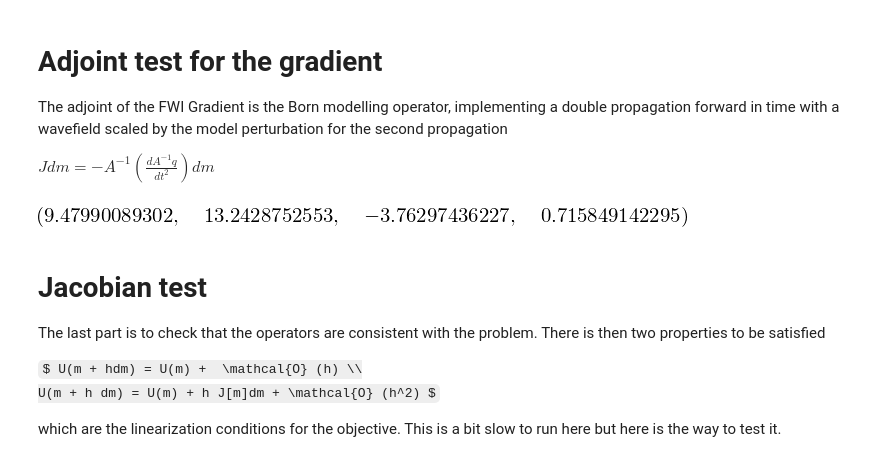
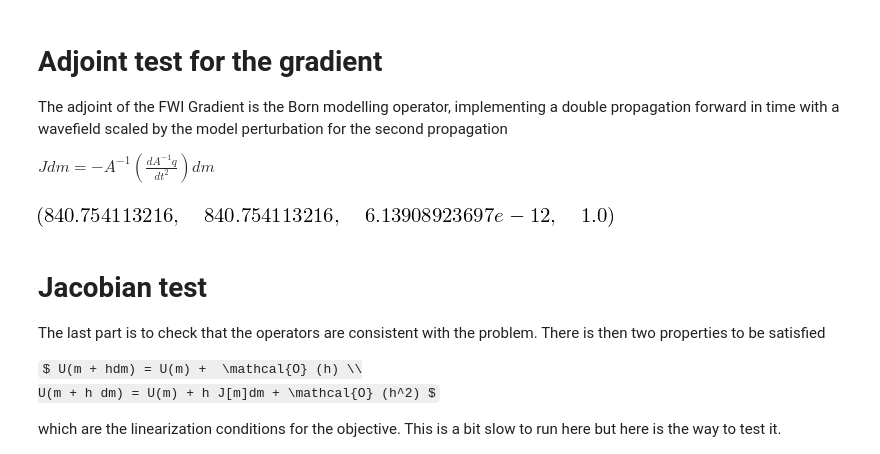
Before and after one commit to devitocodes/notebooks, a Jupyter notebook: AcousticFWI/Acoustic-wave-equation.ipynb, the cells around one changed output. Saved outputs shown, nothing was run; the diff lists cells and outputs as text; code cells hidden in the pictures; some formulas as TeX source.

Commit message:
Passes everything

```diff
--- a/AcousticFWI/Acoustic-wave-equation.ipynb
+++ b/AcousticFWI/Acoustic-wave-equation.ipynb
@@ -58,7 +58,7 @@ $ -\eta \frac{d u(x,t)}{dt} + \frac{d^2 u(x,t)}{dt^2} - \nabla^2 u(x,t) =q  $
 where $ \eta$  is a damping factor equal to zero inside the physical domain and decreasing inside the absorbing layer from the pysical domain to the border
 # %%
 # Forward wave equation
-wave_equation = dtt- 1/m*(dxx+dyy) - q  + e*dt
+wave_equation = m*dtt- (dxx+dyy) - q  + e*dt
 stencil = solve(wave_equation,p(x,y,t+s))[0]
 ts=lambdify((p(x,y,t-s),p(x-h,y,t), p(x,y,t), p(x+h,y,t),p(x,y-h,t), p(x,y+h,t), q , m, s, h,e),stencil,"numpy")
 stencil
@@ -94,7 +94,7 @@ $  A_2^T v(x,t-dt)  = A_1^T v(x,t) + A_3^T v(x,t+dt) + \delta d(x,t)$
 and as $A_2$ and $A_3$ are diagonal matrices  there is no issue in inverting it. We can also see that choosing a asymetric stencil for the spacial derivative may lead to erro has the Laplacian would stop to be self-adjoint, and the actual adjoint finite difference scheme should be implemented.
 # %%
 # Adjoint wave equation
-wave_equationA = dtt- 1/m*(dxx+dyy) - D(x,y,t) - e*dt
+wave_equationA = m*dtt- (dxx+dyy) - D(x,y,t) -e*dt
 stencilA = solve(wave_equationA,p(x,y,t-s))[0]
 tsA=lambdify((p(x,y,t+s),p(x-h,y,t), p(x,y,t), p(x+h,y,t),p(x,y-h,t), p(x,y+h,t), d , m, s, h,e),stencilA,"numpy")
 stencilA
@@ -224,14 +224,13 @@ def Gradient(nt,nx,ny,m,rec,u):
                     resid=0
                 damp=dampx(a)+dampy(b)
                 v3[a,b]=tsA(v1[a,b],v2[a-1,b],v2[a,b],v2[a+1,b],v2[a,b-1],v2[a,b+1],resid,m[a,b],tstep,hstep,damp)
-                if ti<nt-1:
-                    grad[a,b]=grad[a,b]-(v3[a,b]-2*v2[a,b]+v1[a,b])*(u[ti+1,a,b])
+                grad[a,b]=grad[a,b]-(v3[a,b]-2*v2[a,b]+v1[a,b])*(u[ti,a,b])
         v1,v2,v3=v2,v3,v1
     # No update inside the pml, only in the physical domain
-    grad[0:nbpml-1,:]=0
-    grad[nx-nbpml-1:nx-1,:]=0
-    grad[:,0:nbpml-1]=0
-    grad[:,ny-nbpml-1:ny-1]=0
+    # grad[0:nbpml-1,:]=0
+    # grad[nx-nbpml-1:nx-1,:]=0
+    # grad[:,0:nbpml-1]=0
+    # grad[:,ny-nbpml-1:ny-1]=0
     return tstep**-2*grad
 
 def Born(nt,nx,ny,m,dm):
@@ -369,11 +364,14 @@ plt.show()
 # %%
 
 term11=np.dot((rec0).reshape(-1),du1.reshape(-1))
 term21=np.dot(Im2.reshape(-1),dm.reshape(-1))
 
 term11,term21,term11-term21,term11/term21
+
+if abs(term11/term21-1)<1e-9
+    print('Adjoint test passed')
 # %% [output]
-[figure, old version]
+[figure, new version]
 # %% [markdown]
 # Jacobian test
 The last part is to check that the operators are consistent with the problem. There is then two properties to be satisfied
```
Also changed, not shown: parts of 13 cells of this notebook.
